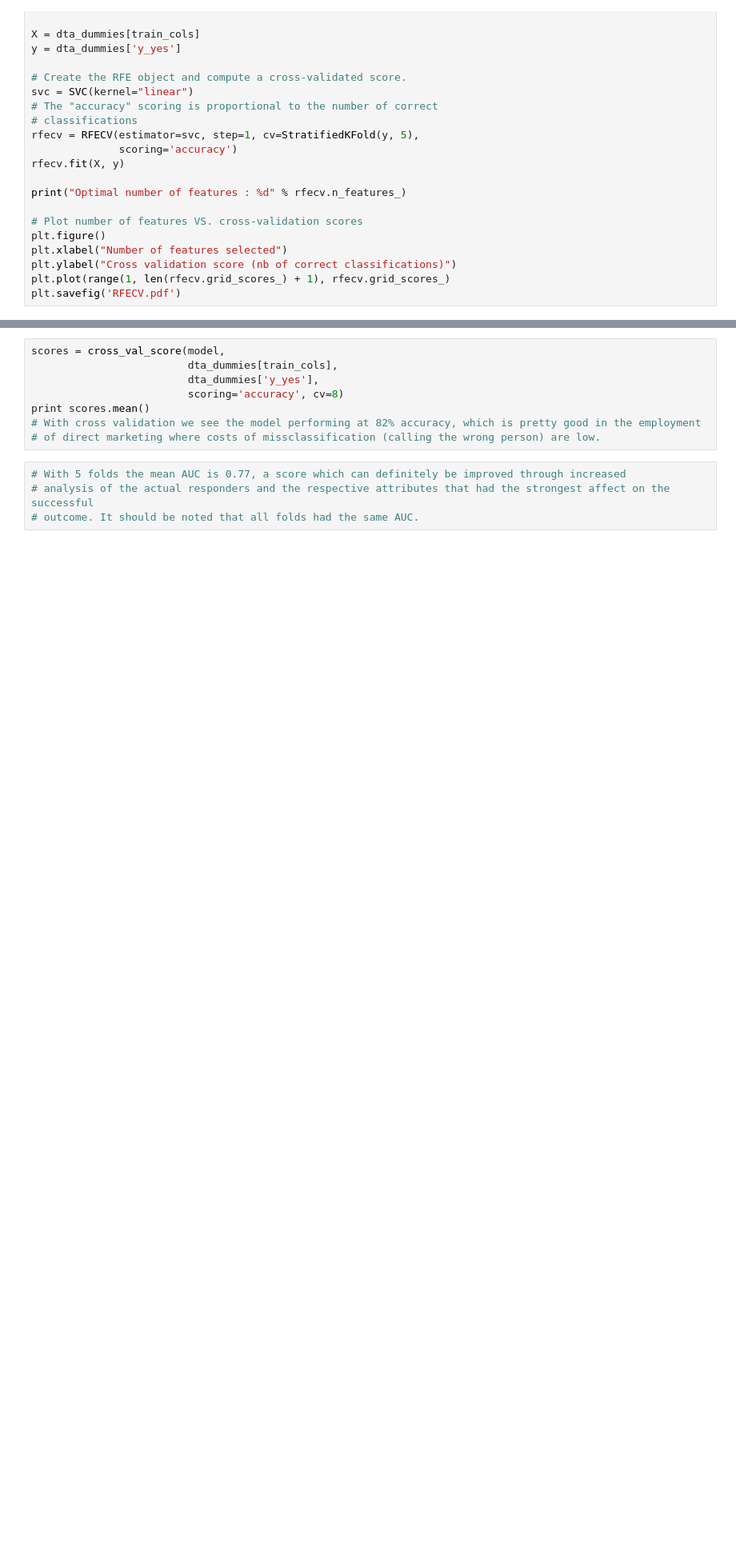
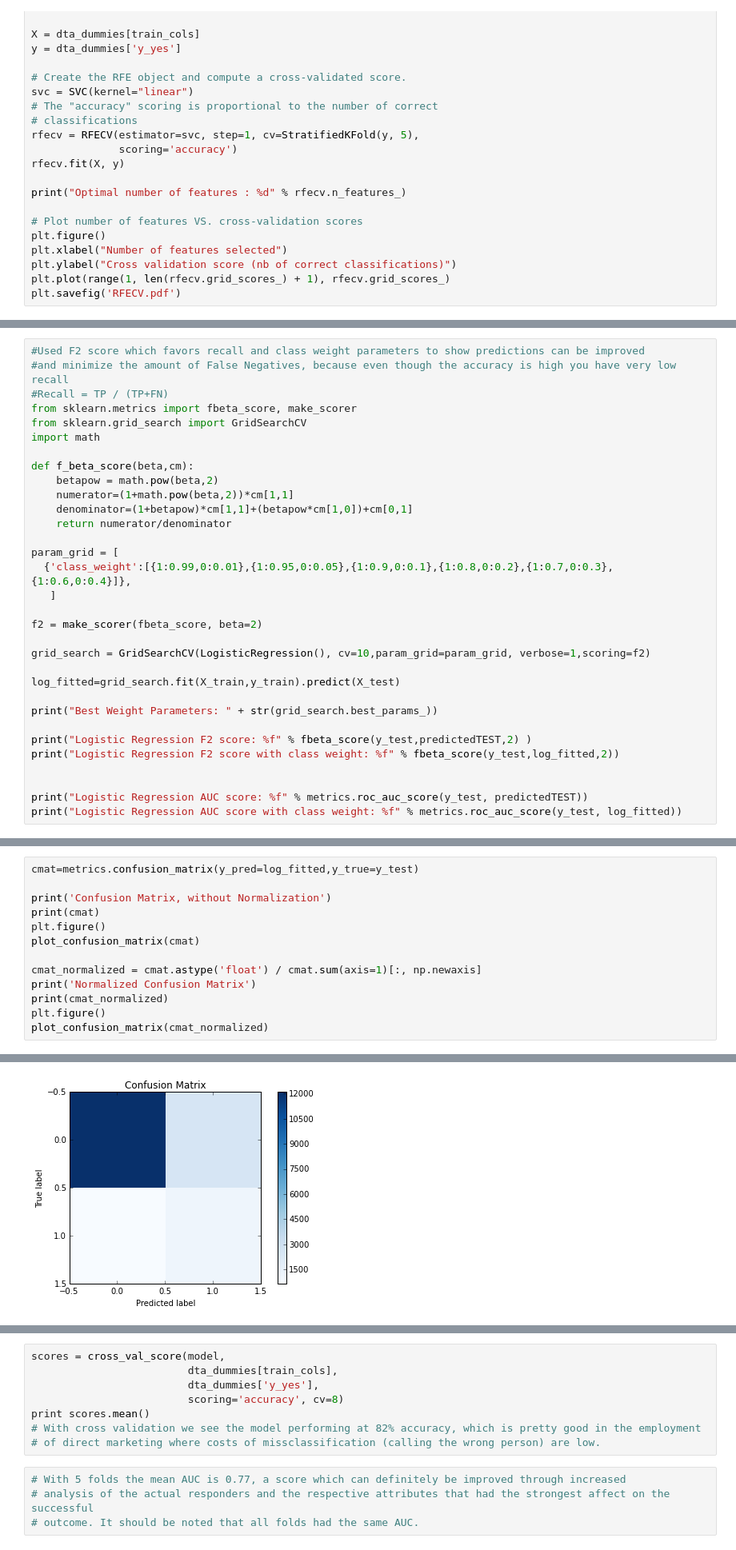
Before and after one commit to ejogle/ga-data-science, a Jupyter notebook: Final-project04.ipynb, the cells around one changed output, grey strips where cells are left out. Shown at 80% size. Saved outputs shown, nothing was run; the diff lists cells and outputs as text; blank space fills up the shorter version.

```diff
--- a/Final-project04.ipynb
+++ b/Final-project04.ipynb
@@ -223,0 +262,32 @@ print metrics.roc_auc_score(y_test, probs[:, 1])
+# %%
+#Used F2 score which favors recall and class weight parameters to show predictions can be improved
+#and minimize the amount of False Negatives, because even though the accuracy is high you have very low recall
+#Recall = TP / (TP+FN)
+from sklearn.metrics import fbeta_score, make_scorer
+from sklearn.grid_search import GridSearchCV
+import math
+
+def f_beta_score(beta,cm):
+    betapow = math.pow(beta,2)
+    numerator=(1+math.pow(beta,2))*cm[1,1]
+    denominator=(1+betapow)*cm[1,1]+(betapow*cm[1,0])+cm[0,1]
+    return numerator/denominator
+
+param_grid = [
+  {'class_weight':[{1:0.99,0:0.01},{1:0.95,0:0.05},{1:0.9,0:0.1},{1:0.8,0:0.2},{1:0.7,0:0.3},{1:0.6,0:0.4}]},
+   ]
+
+f2 = make_scorer(fbeta_score, beta=2)
+
+grid_search = GridSearchCV(LogisticRegression(), cv=10,param_grid=param_grid, verbose=1,scoring=f2)
+
+log_fitted=grid_search.fit(X_train,y_train).predict(X_test)
+
+print("Best Weight Parameters: " + str(grid_search.best_params_))
+
+print("Logistic Regression F2 score: %f" % fbeta_score(y_test,predictedTEST,2) )
+print("Logistic Regression F2 score with class weight: %f" % fbeta_score(y_test,log_fitted,2))
+
+
+print("Logistic Regression AUC score: %f" % metrics.roc_auc_score(y_test, predictedTEST))
+print("Logistic Regression AUC score with class weight: %f" % metrics.roc_auc_score(y_test, log_fitted))
@@ -223,0 +304,14 @@ print metrics.roc_auc_score(y_test, probs[:, 1])
+# %%
+cmat=metrics.confusion_matrix(y_pred=log_fitted,y_true=y_test)
+
+print('Confusion Matrix, without Normalization')
+print(cmat)
+plt.figure()
+plot_confusion_matrix(cmat)
+
+cmat_normalized = cmat.astype('float') / cmat.sum(axis=1)[:, np.newaxis]
+print('Normalized Confusion Matrix')
+print(cmat_normalized)
+plt.figure()
+plot_confusion_matrix(cmat_normalized)
+# %% [output]
@@ -223,0 +324 @@ print metrics.roc_auc_score(y_test, probs[:, 1])
+[figure, added]
```
Also changed, not shown: parts of 14 cells of this notebook, 3 other files.
